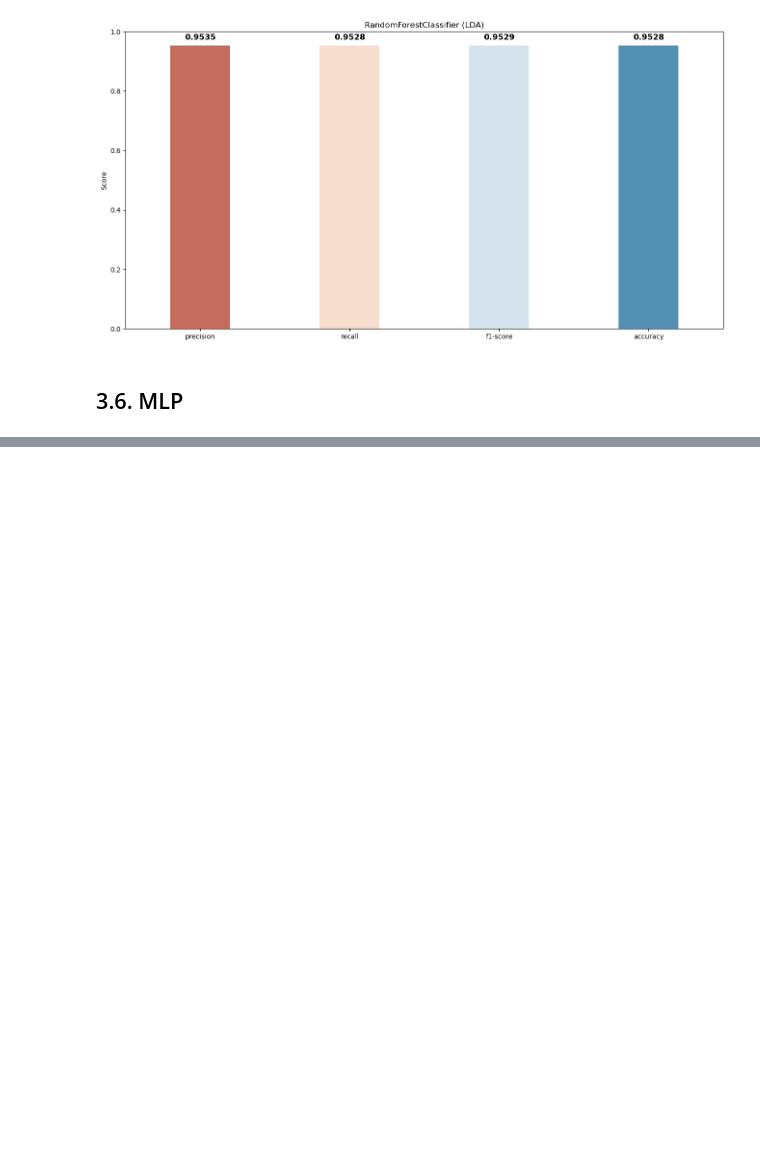
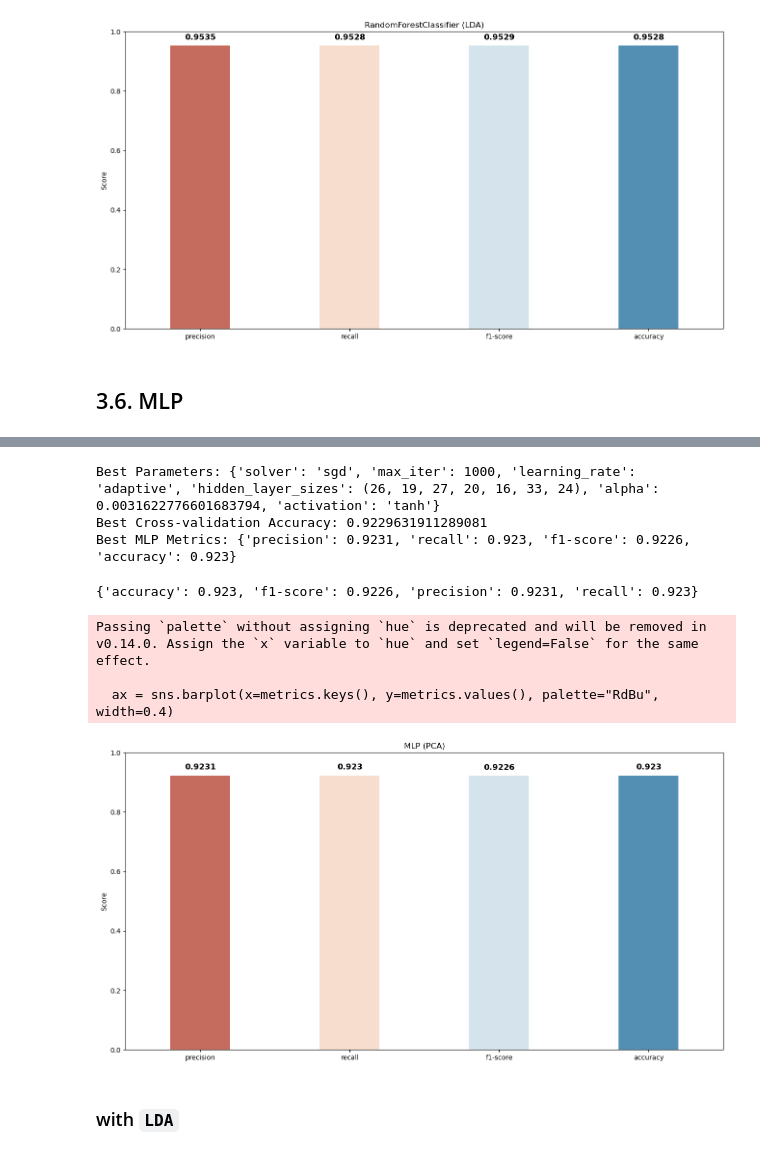
Before and after one commit to kazemini/data_analysis_practice, a Jupyter notebook: mobile_price_pre.ipynb, the cells around one changed output, grey strips where cells are left out. Cells and saved outputs as stored; diff of their text form; code cells hidden in the pictures; blank space fills up the shorter version.

```diff
--- a/mobile_price_pre.ipynb
+++ b/mobile_price_pre.ipynb
@@ -682,0 +771,6 @@ Passing `palette` without assigning `hue` is deprecated and will be removed in v
+# %%
+mlp_pca = MLPClassifier(random_state= RANDOM_STATE)
+
+random_search_pca = RandomizedSearchCV(mlp, param_distributions=param_dist, n_iter=20, cv= kf, scoring='accuracy', n_jobs=-1, random_state= RANDOM_STATE)
+
+random_search_pca.fit(df_x_pca, df_y_cleaned)
@@ -682,0 +795,23 @@ Passing `palette` without assigning `hue` is deprecated and will be removed in v
+# %%
+print("Best Parameters:", random_search_pca.best_params_)
+print("Best Cross-validation Accuracy:", random_search_pca.best_score_)
+
+best_mlp_pca = random_search_pca.best_estimator_
+
+best_mlp_metrics_pca = evaluate_model_with_kfold(best_mlp_pca, df_x_pca, df_y_cleaned, kf)
+print(f"Best MLP Metrics: {best_mlp_metrics_pca}")
+# %% [output]
+Best Parameters: {'solver': 'sgd', 'max_iter': 1000, 'learning_rate': 'adaptive', 'hidden_layer_sizes': (26, 19, 27, 20, 16, 33, 24), 'alpha': 0.0031622776601683794, 'activation': 'tanh'}
+Best Cross-validation Accuracy: 0.9229631911289081
+Best MLP Metrics: {'precision': 0.9231, 'recall': 0.923, 'f1-score': 0.9226, 'accuracy': 0.923}
+# %%
+pprint(best_mlp_metrics_pca)
+barplt(best_mlp_metrics_pca, 'MLP (PCA)')
+# %% [output]
+{'accuracy': 0.923, 'f1-score': 0.9226, 'precision': 0.9231, 'recall': 0.923}
+Passing `palette` without assigning `hue` is deprecated and will be removed in v0.14.0. Assign the `x` variable to `hue` and set `legend=False` for the same effect.
+
+  ax = sns.barplot(x=metrics.keys(), y=metrics.values(), palette="RdBu", width=0.4)
+[figure, added]
+# %% [markdown]
+### with `LDA`
```
Also changed, not shown: parts of 10 cells of this notebook.
